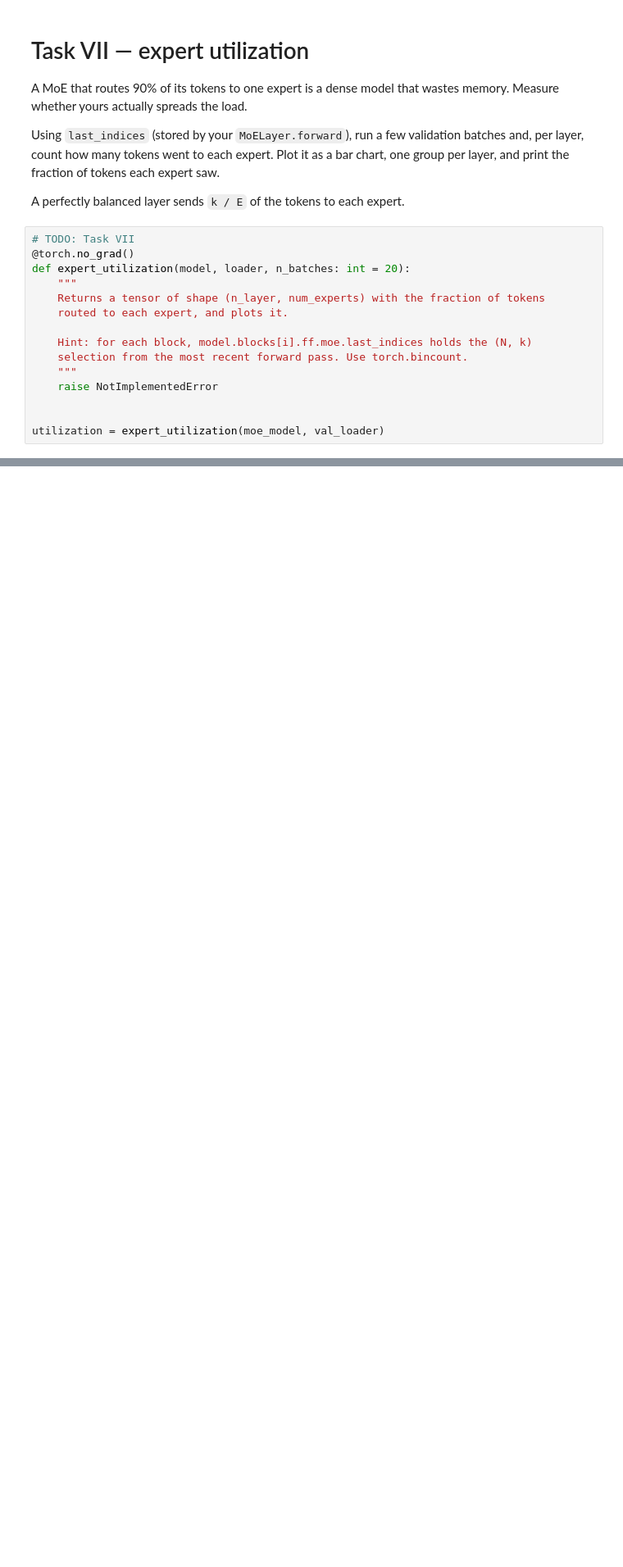
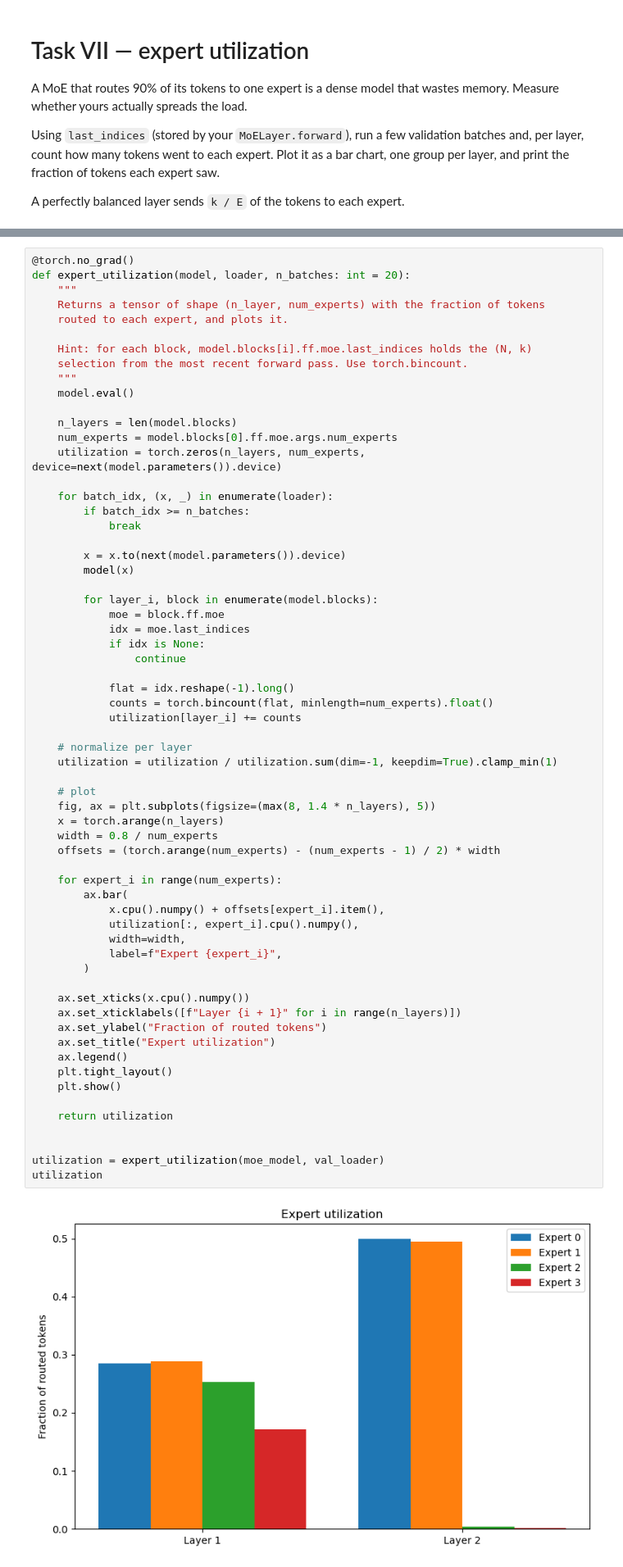
Before and after one commit to Melzr/NLP2, a Jupyter notebook: TP-I/TP1_TinyGPT.ipynb, the cells around one changed output, grey strips where cells are left out. Shown at 82% size. Cells and saved outputs as stored; diff of their text form; blank space fills up the shorter version.

Commit message:
task 7

```diff
--- a/TP-I/TP1_TinyGPT.ipynb
+++ b/TP-I/TP1_TinyGPT.ipynb
@@ -1178,18 +1189,3 @@ batches and, per layer, count how many tokens went to each expert. Plot it as a
 bar chart, one group per layer, and print the fraction of tokens each expert saw.
 
 A perfectly balanced layer sends `k / E` of the tokens to each expert.
-# %%
-# TODO: Task VII
-@torch.no_grad()
-def expert_utilization(model, loader, n_batches: int = 20):
-    """
-    Returns a tensor of shape (n_layer, num_experts) with the fraction of tokens
-    routed to each expert, and plots it.
-
-    Hint: for each block, model.blocks[i].ff.moe.last_indices holds the (N, k)
-    selection from the most recent forward pass. Use torch.bincount.
-    """
-    raise NotImplementedError
-
-
-utilization = expert_utilization(moe_model, val_loader)
@@ -1208,0 +1192,65 @@ utilization = expert_utilization(moe_model, val_loader)
+# %%
+@torch.no_grad()
+def expert_utilization(model, loader, n_batches: int = 20):
+    """
+    Returns a tensor of shape (n_layer, num_experts) with the fraction of tokens
+    routed to each expert, and plots it.
+
+    Hint: for each block, model.blocks[i].ff.moe.last_indices holds the (N, k)
+    selection from the most recent forward pass. Use torch.bincount.
+    """
+    model.eval()
+
+    n_layers = len(model.blocks)
+    num_experts = model.blocks[0].ff.moe.args.num_experts
+    utilization = torch.zeros(n_layers, num_experts, device=next(model.parameters()).device)
+
+    for batch_idx, (x, _) in enumerate(loader):
+        if batch_idx >= n_batches:
+            break
+
+        x = x.to(next(model.parameters()).device)
+        model(x)
+
+        for layer_i, block in enumerate(model.blocks):
+            moe = block.ff.moe
+            idx = moe.last_indices
+            if idx is None:
+                continue
+
+            flat = idx.reshape(-1).long()
+            counts = torch.bincount(flat, minlength=num_experts).float()
+            utilization[layer_i] += counts
+
+    # normalize per layer
+    utilization = utilization / utilization.sum(dim=-1, keepdim=True).clamp_min(1)
+
+    # plot
+    fig, ax = plt.subplots(figsize=(max(8, 1.4 * n_layers), 5))
+    x = torch.arange(n_layers)
+    width = 0.8 / num_experts
+    offsets = (torch.arange(num_experts) - (num_experts - 1) / 2) * width
+
+    for expert_i in range(num_experts):
+        ax.bar(
+            x.cpu().numpy() + offsets[expert_i].item(),
+            utilization[:, expert_i].cpu().numpy(),
+            width=width,
+            label=f"Expert {expert_i}",
+        )
+
+    ax.set_xticks(x.cpu().numpy())
+    ax.set_xticklabels([f"Layer {i + 1}" for i in range(n_layers)])
+    ax.set_ylabel("Fraction of routed tokens")
+    ax.set_title("Expert utilization")
+    ax.legend()
+    plt.tight_layout()
+    plt.show()
+
+    return utilization
+
+
+utilization = expert_utilization(moe_model, val_loader)
+utilization
+# %% [output]
+[figure, added]
```
Also changed, not shown: parts of 5 cells of this notebook, 2 other files.
